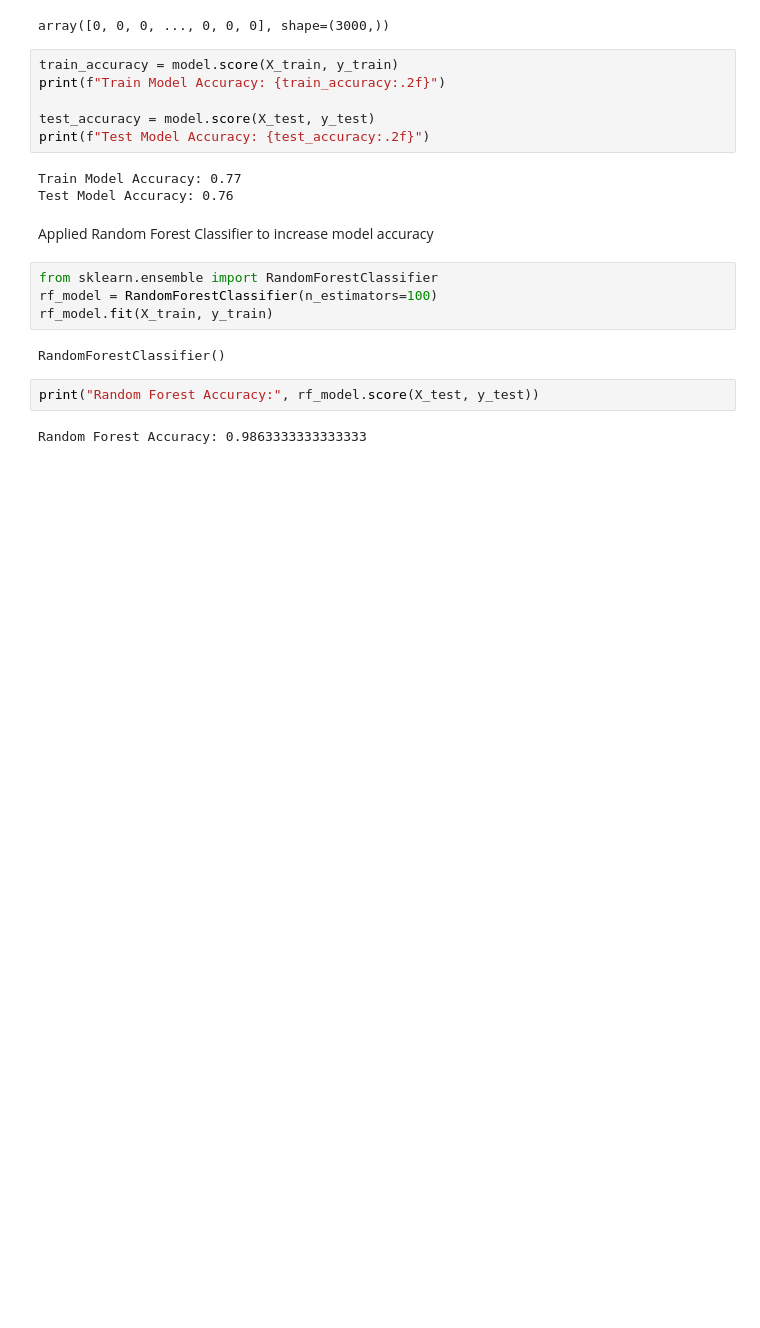
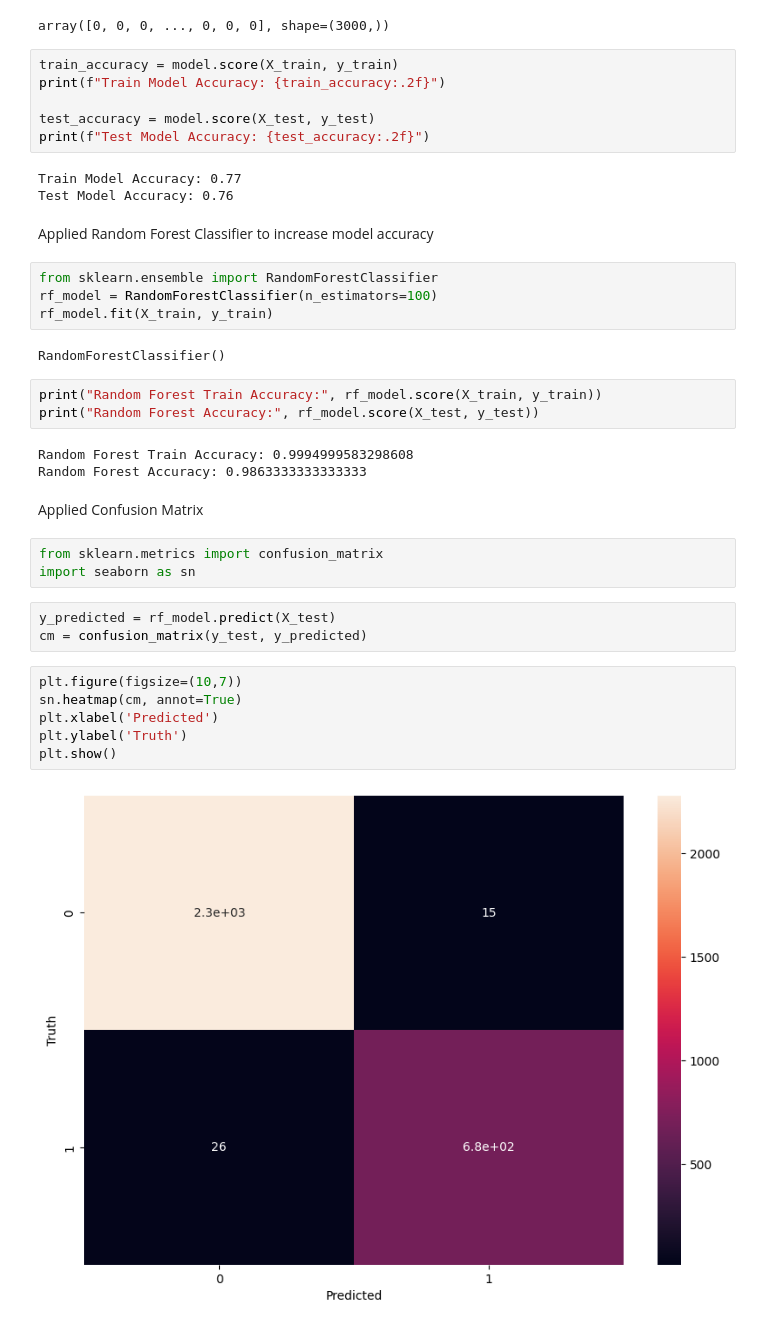
Before and after one commit to UtsabDey/Learn-Machine-Learning, a Jupyter notebook: hr_analytics_logistic_regression.ipynb, the cells around one changed output. Drawn from its saved outputs; the diff is of its cells as text; blank space fills up the shorter version.

Commit message:
visualize confusion matrix

```diff
--- a/hr_analytics_logistic_regression.ipynb
+++ b/hr_analytics_logistic_regression.ipynb
@@ -89,6 +89,24 @@ rf_model.fit(X_train, y_train)
 # %% [output]
 RandomForestClassifier()
 # %%
+print("Random Forest Train Accuracy:", rf_model.score(X_train, y_train))
 print("Random Forest Accuracy:", rf_model.score(X_test, y_test))
 # %% [output]
+Random Forest Train Accuracy: 0.9994999583298608
 Random Forest Accuracy: 0.9863333333333333
+# %% [markdown]
+Applied Confusion Matrix
+# %%
+from sklearn.metrics import confusion_matrix
+import seaborn as sn
+# %%
+y_predicted = rf_model.predict(X_test)
+cm = confusion_matrix(y_test, y_predicted)
+# %%
+plt.figure(figsize=(10,7))
+sn.heatmap(cm, annot=True)
+plt.xlabel('Predicted')
+plt.ylabel('Truth')
+plt.show()
+# %% [output]
+[figure, added]
```
